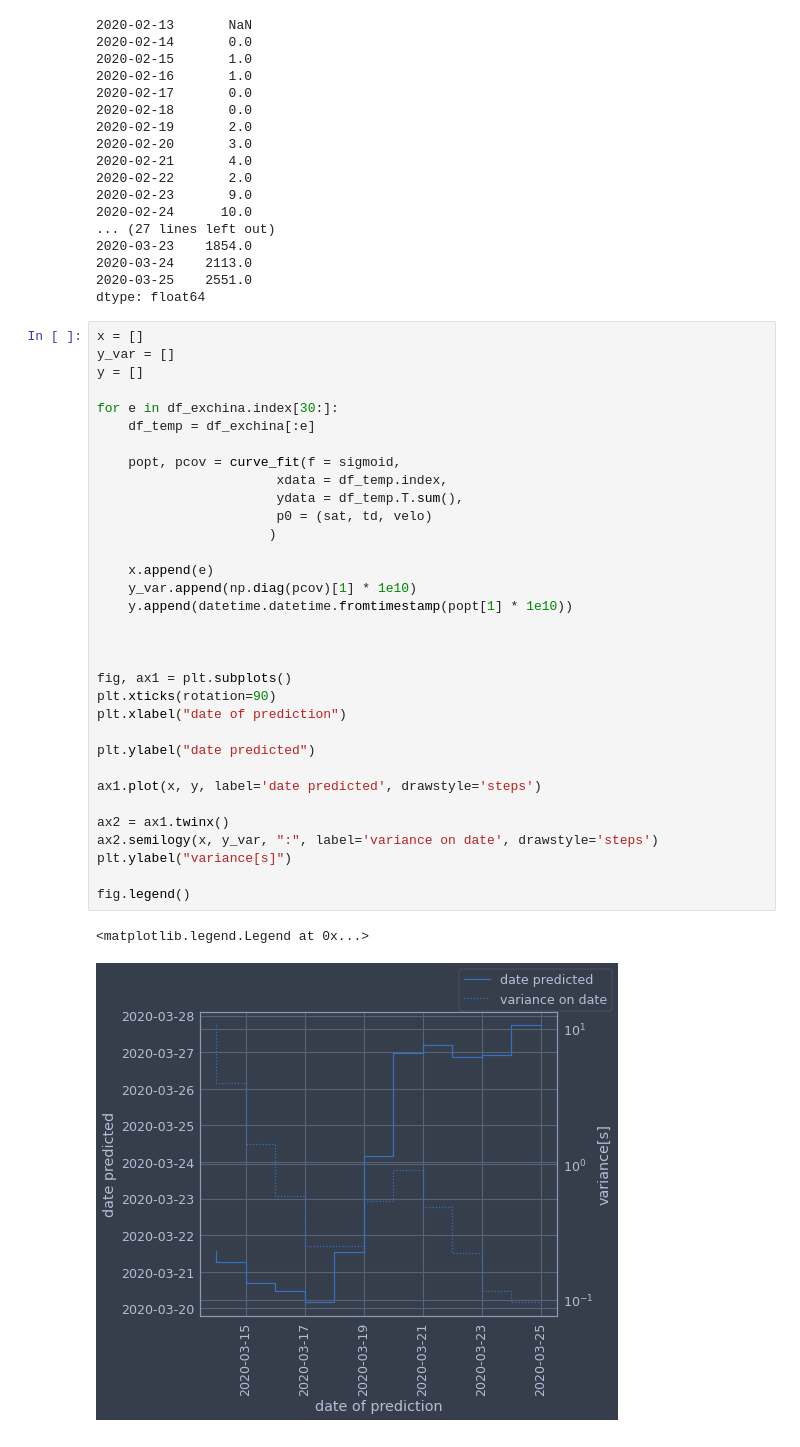
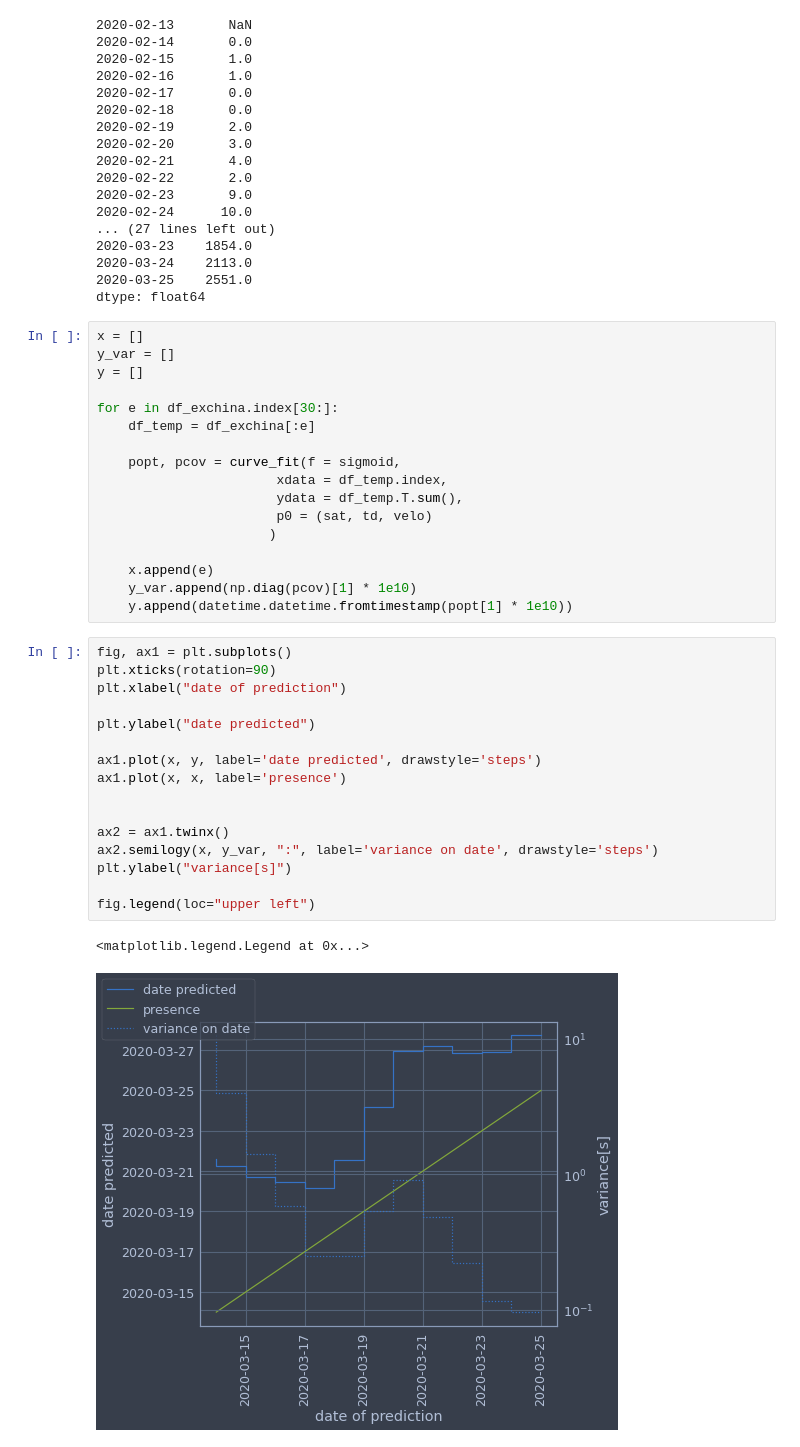
Before and after one commit to pcjedi/notebooks, a Jupyter notebook: corona.ipynb, the cells around one changed output. Saved outputs shown, nothing was run; the diff lists cells and outputs as text.

```diff
--- a/corona.ipynb
+++ b/corona.ipynb
@@ -158,22 +158,22 @@ for e in df_exchina.index[30:]:
     x.append(e)
     y_var.append(np.diag(pcov)[1] * 1e10)
     y.append(datetime.datetime.fromtimestamp(popt[1] * 1e10))
-
-
-
-fig, ax1 = plt.subplots()
-plt.xticks(rotation=90)
-plt.xlabel("date of prediction")
-
-plt.ylabel("date predicted")
-
-ax1.plot(x, y, label='date predicted', drawstyle='steps')
-
-ax2 = ax1.twinx()
-ax2.semilogy(x, y_var, ":", label='variance on date', drawstyle='steps')
-plt.ylabel("variance[s]")
-
-fig.legend()
-# %% [output]
-<matplotlib.legend.Legend at 0x...>
-[figure, removed]
+# %%
+fig, ax1 = plt.subplots()
+plt.xticks(rotation=90)
+plt.xlabel("date of prediction")
+
+plt.ylabel("date predicted")
+
+ax1.plot(x, y, label='date predicted', drawstyle='steps')
+ax1.plot(x, x, label='presence')
+
+
+ax2 = ax1.twinx()
+ax2.semilogy(x, y_var, ":", label='variance on date', drawstyle='steps')
+plt.ylabel("variance[s]")
+
+fig.legend(loc="upper left")
+# %% [output]
+<matplotlib.legend.Legend at 0x...>
+[figure, added]
```
